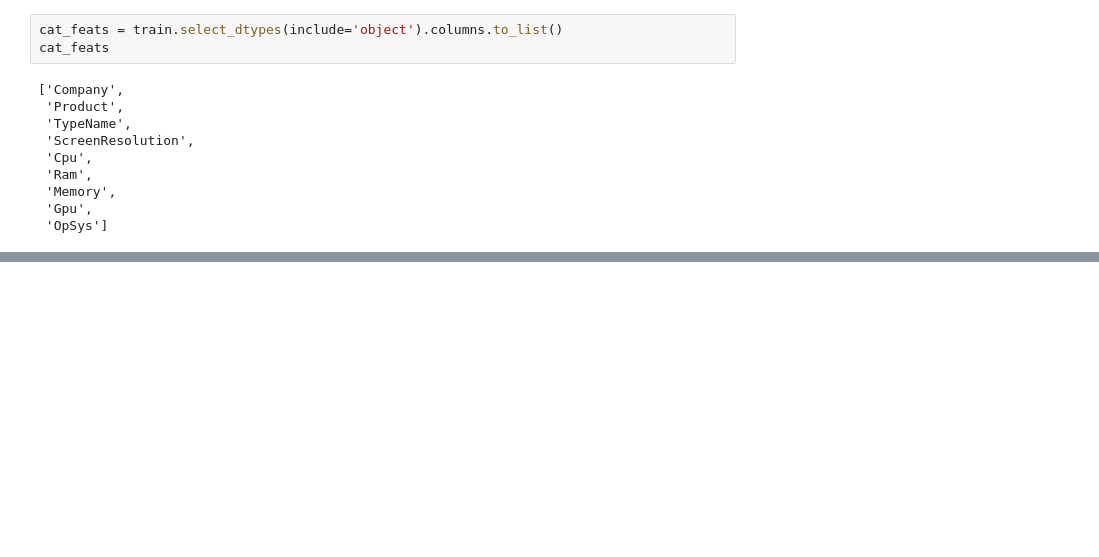
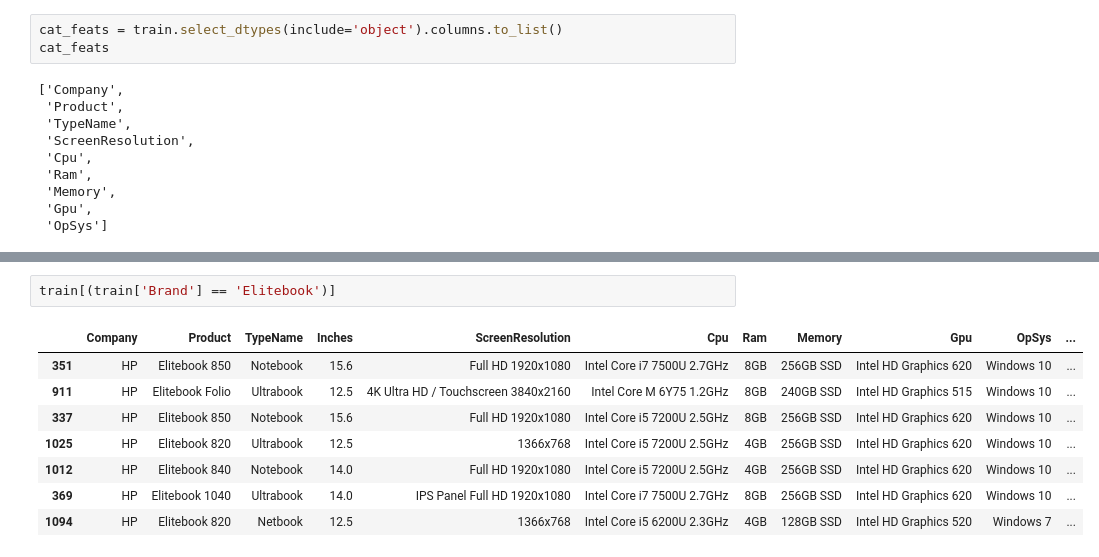
Before and after one commit to ryan-ferns/project_laptop_prices, a Jupyter notebook: laptop-prices-project.ipynb, the cells around one changed output, grey strips where cells are left out. Drawn from its saved outputs; the diff is of its cells as text; blank space fills up the shorter version.

```diff
--- a/laptop-prices-project.ipynb
+++ b/laptop-prices-project.ipynb
@@ -1779,0 +1919,11 @@ cat_feats
+# %%
+train[(train['Brand'] == 'Elitebook')]
+# %% [output]
+|  | Company | Product | TypeName | Inches | ScreenResolution | Cpu | Ram | Memory | Gpu | OpSys | ... |
+| 351 | HP | Elitebook 850 | Notebook | 15.6 | Full HD 1920x1080 | Intel Core i7 7500U 2.7GHz | 8GB | 256GB SSD | Intel HD Graphics 620 | Windows 10 | ... |
+| 911 | HP | Elitebook Folio | Ultrabook | 12.5 | 4K Ultra HD / Touchscreen 3840x2160 | Intel Core M 6Y75 1.2GHz | 8GB | 240GB SSD | Intel HD Graphics 515 | Windows 10 | ... |
+| 337 | HP | Elitebook 850 | Notebook | 15.6 | Full HD 1920x1080 | Intel Core i5 7200U 2.5GHz | 8GB | 256GB SSD | Intel HD Graphics 620 | Windows 10 | ... |
+| 1025 | HP | Elitebook 820 | Ultrabook | 12.5 | 1366x768 | Intel Core i5 7200U 2.5GHz | 4GB | 256GB SSD | Intel HD Graphics 620 | Windows 10 | ... |
+| 1012 | HP | Elitebook 840 | Notebook | 14.0 | Full HD 1920x1080 | Intel Core i5 7200U 2.5GHz | 4GB | 256GB SSD | Intel HD Graphics 620 | Windows 10 | ... |
+| 369 | HP | Elitebook 1040 | Ultrabook | 14.0 | IPS Panel Full HD 1920x1080 | Intel Core i7 7500U 2.7GHz | 8GB | 256GB SSD | Intel HD Graphics 620 | Windows 10 | ... |
+| 1094 | HP | Elitebook 820 | Netbook | 12.5 | 1366x768 | Intel Core i5 6200U 2.3GHz | 4GB | 128GB SSD | Intel HD Graphics 520 | Windows 7 | ... |
```
Also changed, not shown: parts of 24 cells of this notebook.
